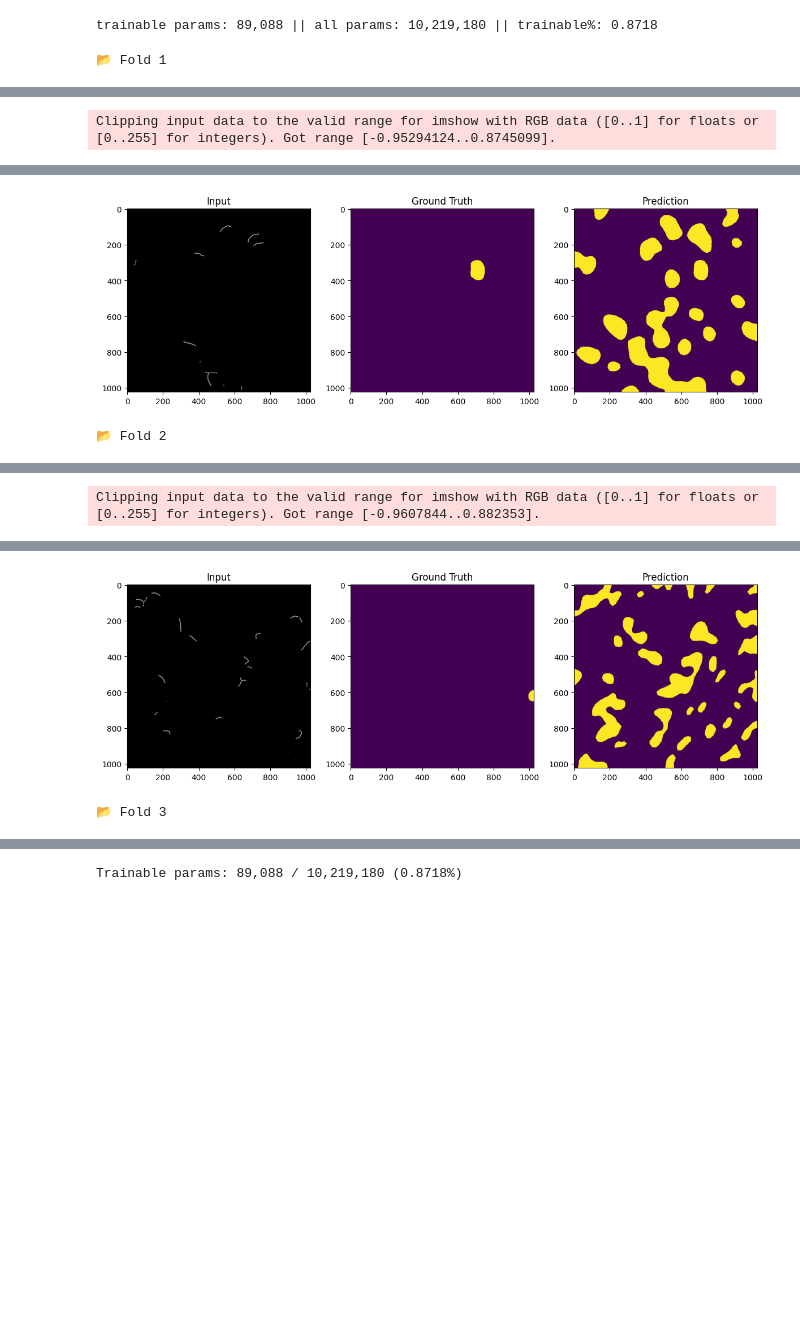
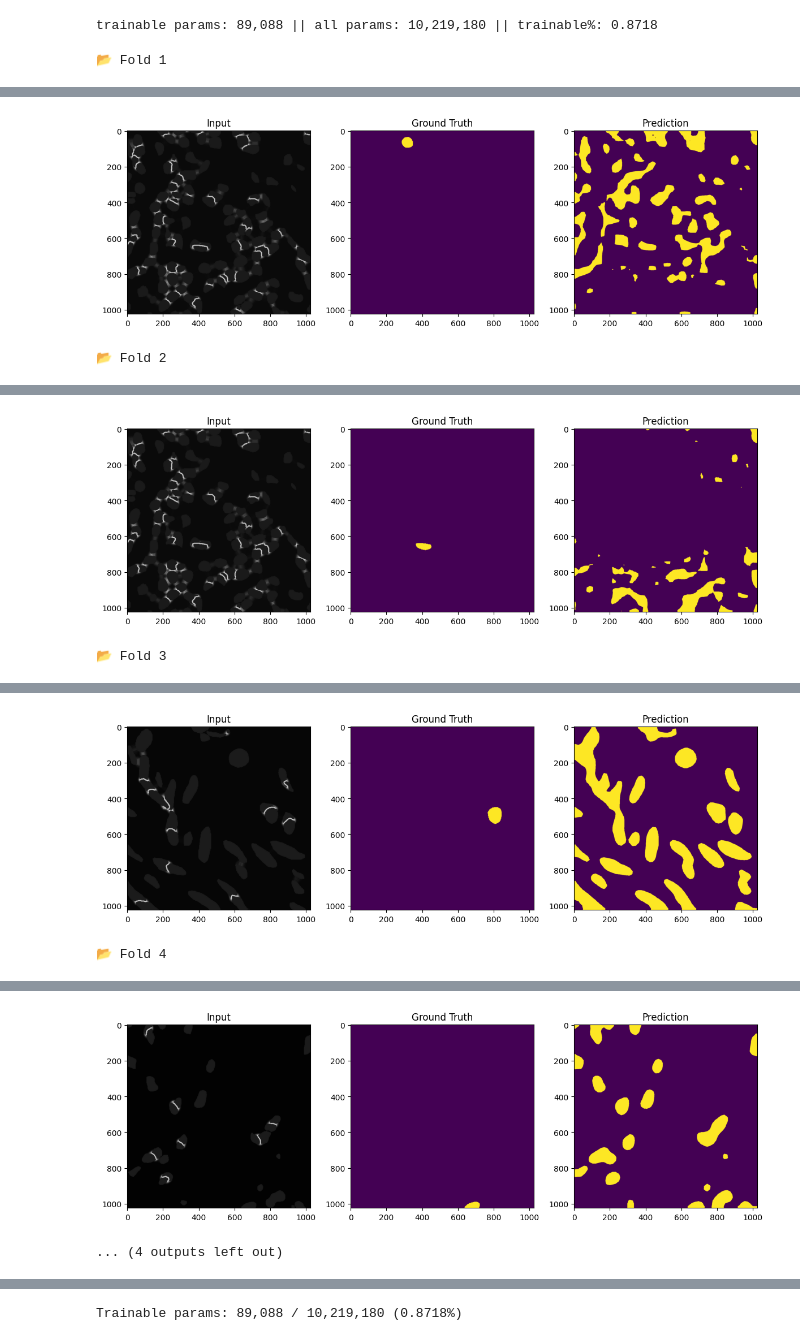
Before and after one commit to lamcnguyen89/CAP_5516_Medical_Imaging_Computing, a Jupyter notebook: Assignments/Assignment_03/Assignment_03_Redone.ipynb, the cells around one changed output, grey strips where cells are left out. Drawn from its saved outputs; the diff is of its cells as text; code cells hidden in the pictures; blank space fills up the shorter version.

Commit message:
Finished Training and modifying

```diff
--- a/Assignments/Assignment_03/Assignment_03_Redone.ipynb
+++ b/Assignments/Assignment_03/Assignment_03_Redone.ipynb
@@ -586,20 +533,23 @@ def compute_pq(preds, targets):
 from torch.utils.data import DataLoader
 import torch.nn.functional as F
 import torch.optim as optim
-import albumentations as A
+import albumentations
 from albumentations.pytorch import ToTensorV2
 import matplotlib.pyplot as plt
 from segmentation_models_pytorch.losses import DiceLoss
 
-# Dataset Directory
+# Dataset Directory if you want to train the whole dataset
 currentDirectory = os.getcwd()
-mask_dir = f"{currentDirectory}/dataset/experiment/masks_flat"
-img_dir = f"{currentDirectory}/dataset/experiment/output_images_flat"
+#mask_dir = f"{currentDirectory}/dataset/experiment/masks_flat"
+#img_dir = f"{currentDirectory}/dataset/experiment/output_images_flat"
+
+# small Dataset Training Due to Time Limits
+mask_dir = f"{currentDirectory}/dataset/experiment/masks/human bladder"
+img_dir = f"{currentDirectory}/dataset/experiment/output_images/human bladder"
 
 # Albumentations transform (resize + normalize)
-transform = A.Compose([
-    A.Resize(1024, 1024),
-    A.Normalize(mean=(0.5, 0.5, 0.5), std=(0.5, 0.5, 0.5)),
+transform = albumentations.Compose([
+    albumentations.Resize(1024, 1024),
     ToTensorV2()
 ], is_check_shapes=False)
 
@@ -723 +674,2 @@ print(f"Dice: {np.mean(all_dice):.4f} | IoU: {np.mean(all_iou):.4f} | PQ: {np.me
+[figure, new version]
-Clipping input data to the valid range for imshow with RGB data ([0..1] for floats or [0..255] for integers). Got range [-0.95294124..0.8745099].
+📂 Fold 2
@@ -725,2 +689,2 @@ Clipping input data to the valid range for imshow with RGB data ([0..1] for floa
-[figure, old version]
+[figure, new version]
-📂 Fold 2
+📂 Fold 3
@@ -739 +704,2 @@ Clipping input data to the valid range for imshow with RGB data ([0..1] for floa
+[figure, added]
-Clipping input data to the valid range for imshow with RGB data ([0..1] for floats or [0..255] for integers). Got range [-0.9607844..0.882353].
+📂 Fold 4
@@ -741,2 +719,2 @@ Clipping input data to the valid range for imshow with RGB data ([0..1] for floa
-[figure, old version]
+[figure, added]
-📂 Fold 3
+... (4 outputs left out)
```
Also changed, not shown: parts of 7 cells of this notebook.
